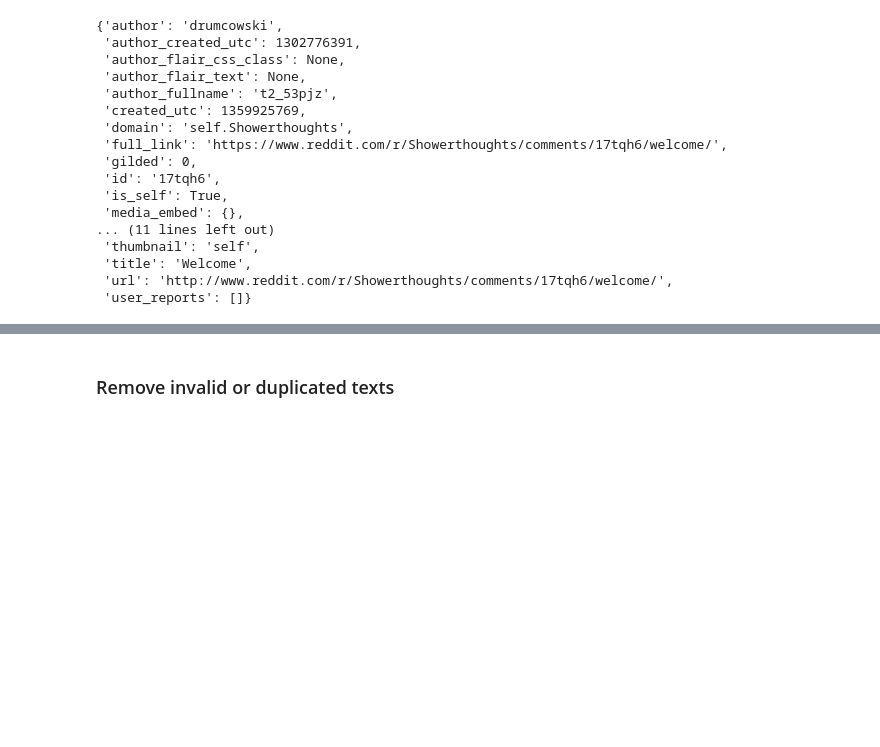
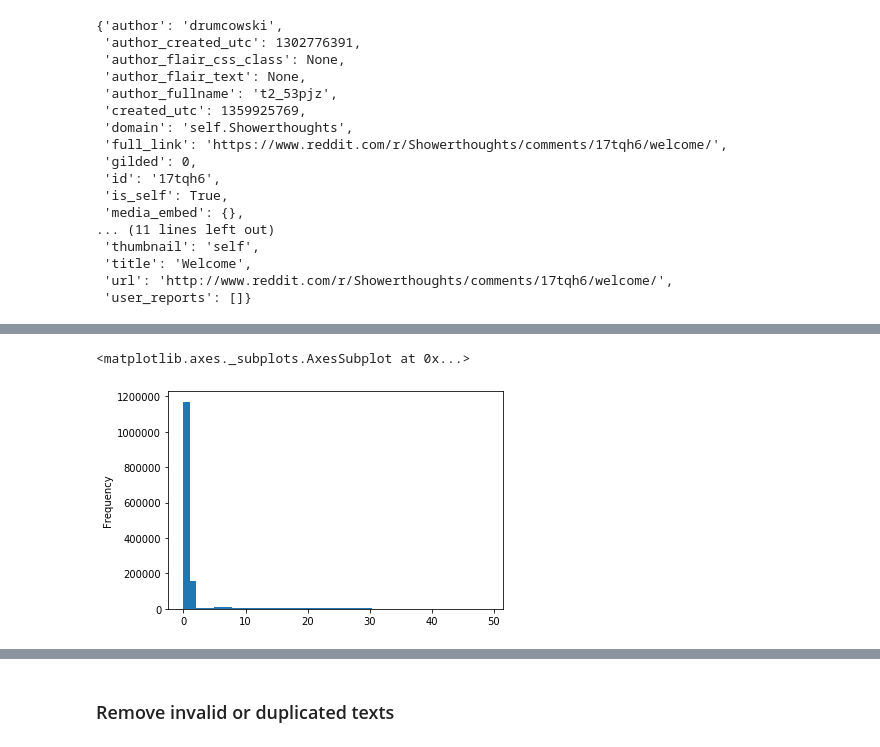
Before and after one commit to polakowo/textai, a Jupyter notebook: RedditTitles/DataPreparation.ipynb, the cells around one changed output, grey strips where cells are left out. Cells and saved outputs as stored; diff of their text form; code cells hidden in the pictures; blank space fills up the shorter version.

```diff
--- a/RedditTitles/DataPreparation.ipynb
+++ b/RedditTitles/DataPreparation.ipynb
@@ -182,0 +197,7 @@ print(df.index[-1])
+# %%
+# Number of words in each selftext
+selftext_lens = df['selftext'].apply(lambda x: len(str(x).split()))
+selftext_lens[selftext_lens < 50].plot.hist(bins=50)
+# %% [output]
+<matplotlib.axes._subplots.AxesSubplot at 0x...>
+[figure, added]
```
Also changed, not shown: parts of 45 cells of this notebook, 7 other files.
